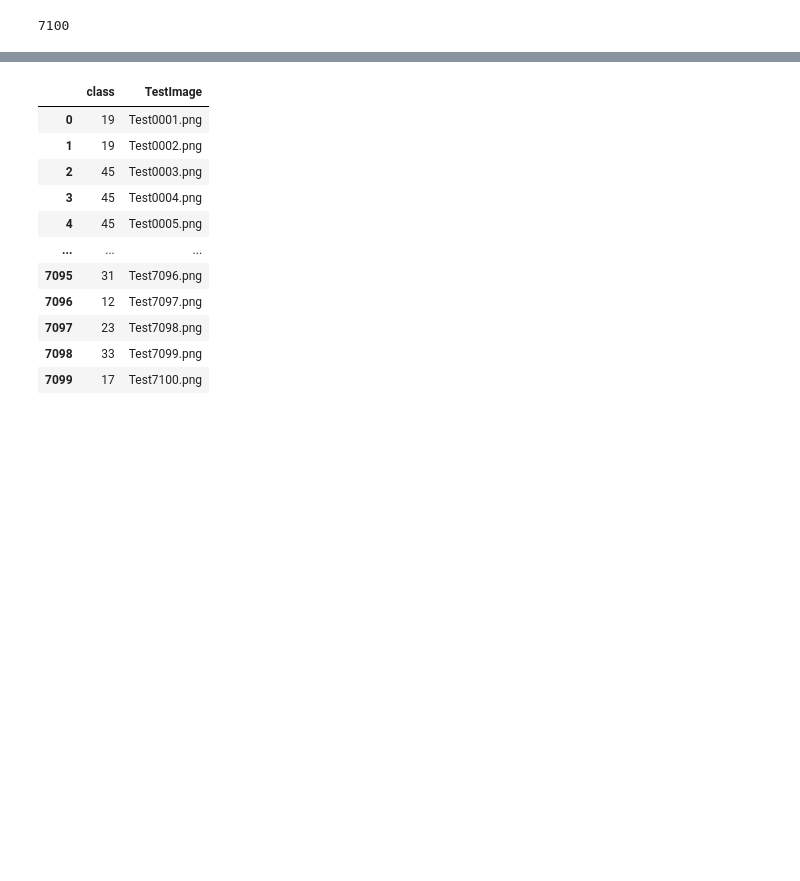
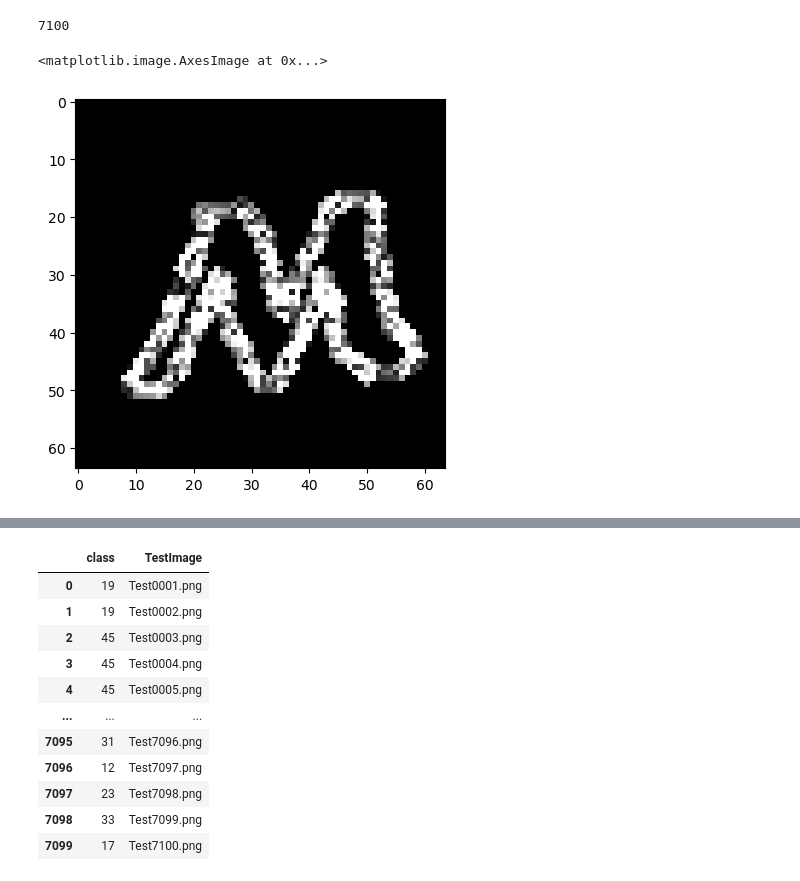
Before and after one commit to Nandi0813/Adatelmezes-HF, a Jupyter notebook: main.ipynb, the cells around one changed output, grey strips where cells are left out. Drawn from its saved outputs; the diff is of its cells as text; code cells hidden in the pictures; blank space fills up the shorter version.

```diff
--- a/main.ipynb
+++ b/main.ipynb
@@ -106,0 +144,7 @@ len(predicted_classes)
+# %%
+images, labels = next(train_generator)
+# %%
+plt.imshow(images[4].reshape(*image_size), cmap='gray')
+# %% [output]
+<matplotlib.image.AxesImage at 0x...>
+[figure, added]
```
Also changed, not shown: parts of 23 cells of this notebook, 2 other files.
